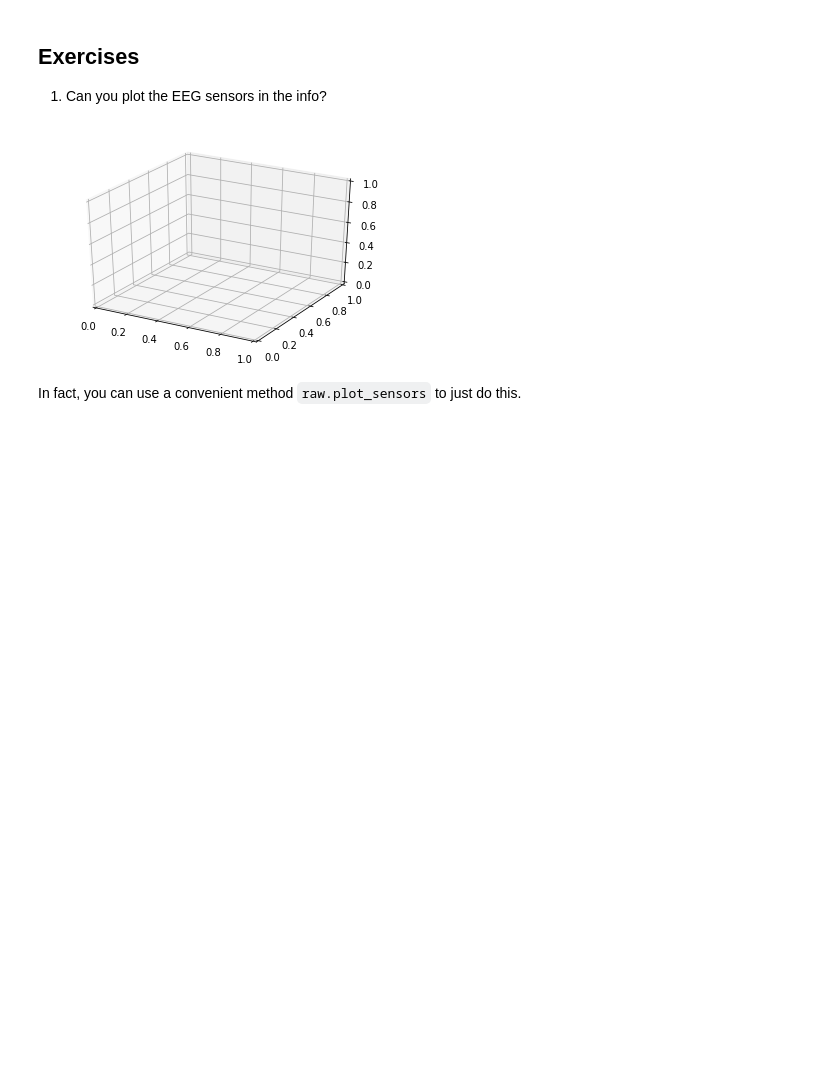
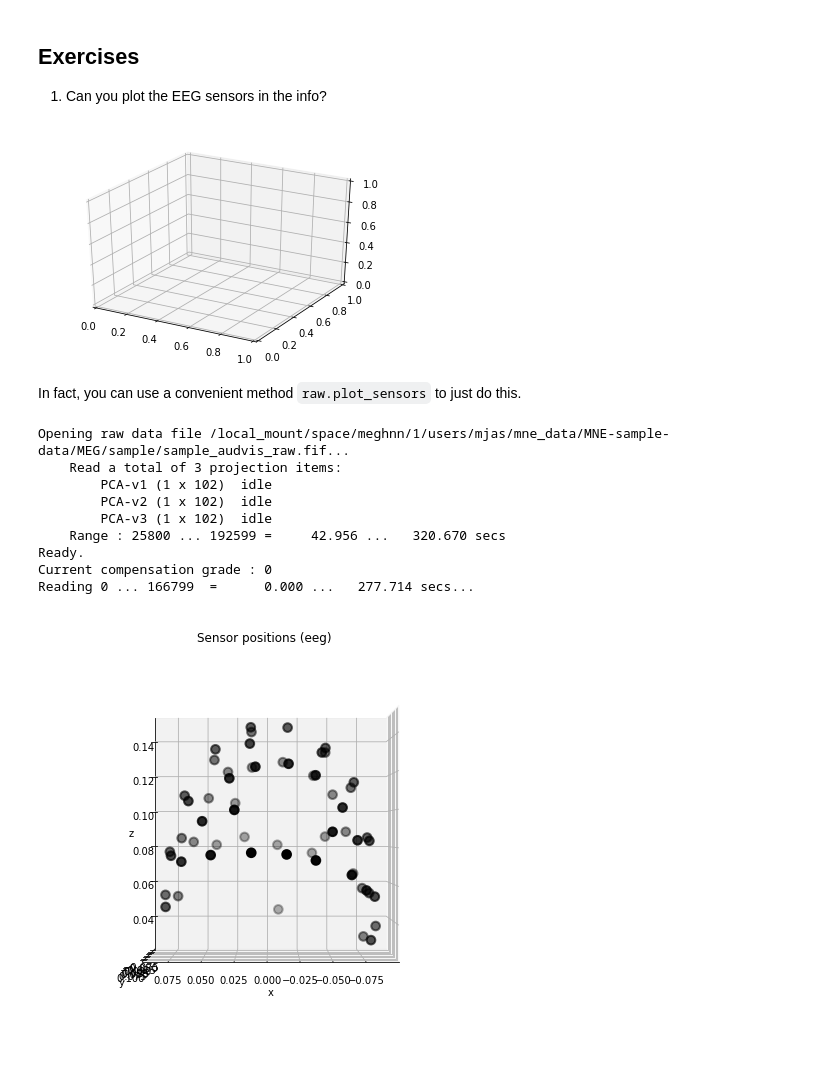
Before and after one commit to jasmainak/mne-workshop-brown, a Jupyter notebook: content/raw_to_evoked/info.ipynb, the cells around one changed output. Cells and saved outputs as stored; diff of their text form; code cells hidden in the pictures; blank space fills up the shorter version.

```diff
--- a/content/raw_to_evoked/info.ipynb
+++ b/content/raw_to_evoked/info.ipynb
@@ -169,3 +170,20 @@ ax = fig.add_subplot(111, projection='3d')
 [figure]
 # %% [markdown]
 In fact, you can use a convenient method `raw.plot_sensors` to just do this.
+# %%
+# % matplotlib notebook
+data_path = op.join(mne.datasets.sample.data_path(), 'MEG',
+                    'sample', 'sample_audvis_raw.fif')
+raw = mne.io.read_raw_fif(data_path, preload=True).pick_types(eeg=True, meg=False)
+raw.plot_sensors(kind='3d');
+# %% [output]
+Opening raw data file /local_mount/space/meghnn/1/users/mjas/mne_data/MNE-sample-data/MEG/sample/sample_audvis_raw.fif...
+    Read a total of 3 projection items:
+        PCA-v1 (1 x 102)  idle
+        PCA-v2 (1 x 102)  idle
+        PCA-v3 (1 x 102)  idle
+    Range : 25800 ... 192599 =     42.956 ...   320.670 secs
+Ready.
+Current compensation grade : 0
+Reading 0 ... 166799  =      0.000 ...   277.714 secs...
+[figure, added]
```
Also changed, not shown: parts of 8 cells of this notebook, 25 other files.
